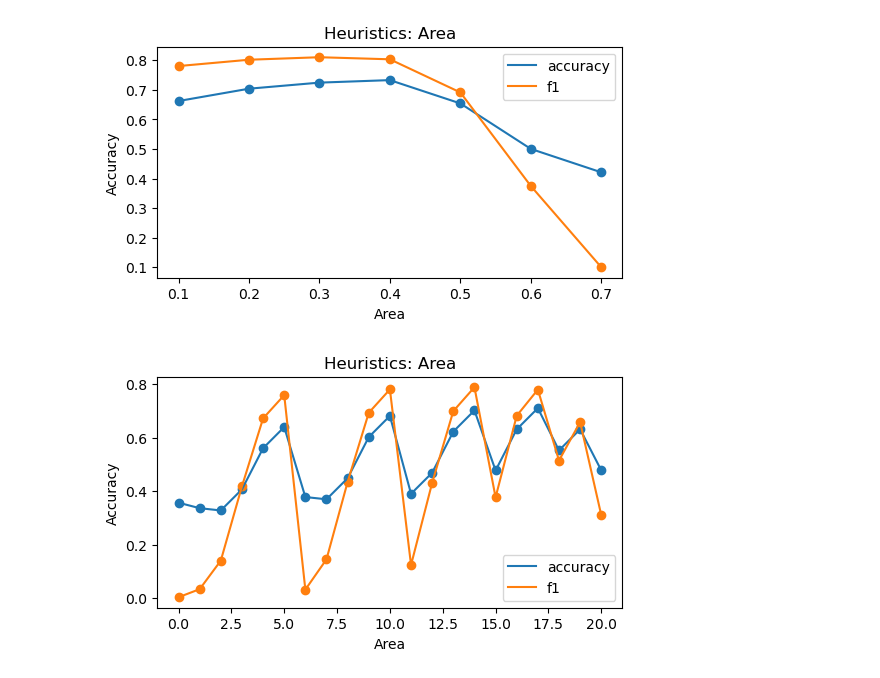
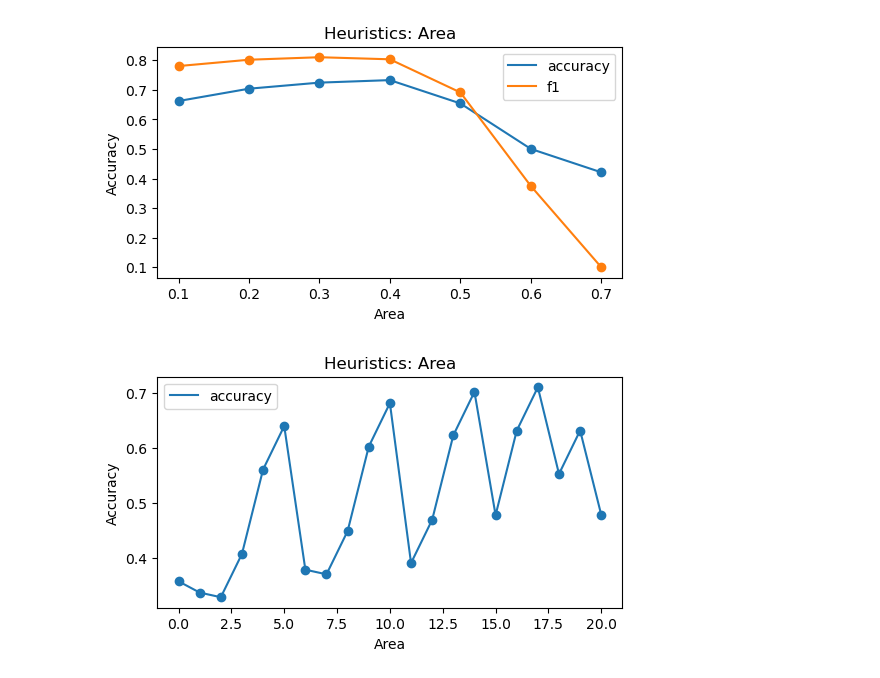
Before and after one commit to BeanHam/2024-spatial-data-integration, a Jupyter notebook: inference_results/heuristics.ipynb, the cells around one changed output. Cells and saved outputs as stored; diff of their text form; code cells hidden in the pictures.

```diff
--- a/inference_results/heuristics.ipynb
+++ b/inference_results/heuristics.ipynb
@@ -8,6 +8,7 @@ from huggingface_hub import login as hf_login
 from sklearn.metrics import accuracy_score, precision_score, recall_score, f1_score
 # %%
 ds = load_dataset("beanham/spatial_join_dataset")
+test=ds['test']
 train=ds['train']
 train_pd=train.to_pandas()
 # %% [markdown]
@@ -93,7 +93,7 @@ test_gt=np.array(test['label'])
 accuracy=[]
 f1=[]
 for m in metrics:
-    pred=np.array(test['max_area'])>m
+    pred=np.array(test['max_area'])>=m
     accuracy.append(accuracy_score(test_gt, pred))
     f1.append(f1_score(test_gt, pred))
 
@@ -112,24 +112,24 @@ pass
 # %%
 metrics=[0.1,0.2,0.3,0.4,0.5,0.6,0.7]
 combs=list(product(metrics, metrics))
 combs=[(lower, upper) for lower, upper in combs if upper>lower]
 test_gt=np.array(test['label'])
 accuracy=[]
 f1=[]
 for lower,upper in combs:
     pred=( (np.array(test['max_area'])>=lower) & (np.array(test['max_area'])<upper) )
     accuracy.append(accuracy_score(test_gt, pred))
     f1.append(f1_score(test_gt, pred))
 
 plt.figure(figsize=(6,3))
 plt.plot(range(len(combs)),accuracy,label='accuracy')
 plt.scatter(range(len(combs)), accuracy)
-plt.plot(range(len(combs)),f1,label='f1')
-plt.scatter(range(len(combs)), f1)
+#plt.plot(range(len(combs)),f1,label='f1')
+#plt.scatter(range(len(combs)), f1)
 plt.title('Heuristics: Area')
 plt.ylabel('Accuracy')
 plt.xlabel('Area')
 plt.legend()
 pass
 # %% [output]
-[figure, old version]
+[figure, new version]
```
Also changed, not shown: parts of 3 cells of this notebook, 47 other files.
